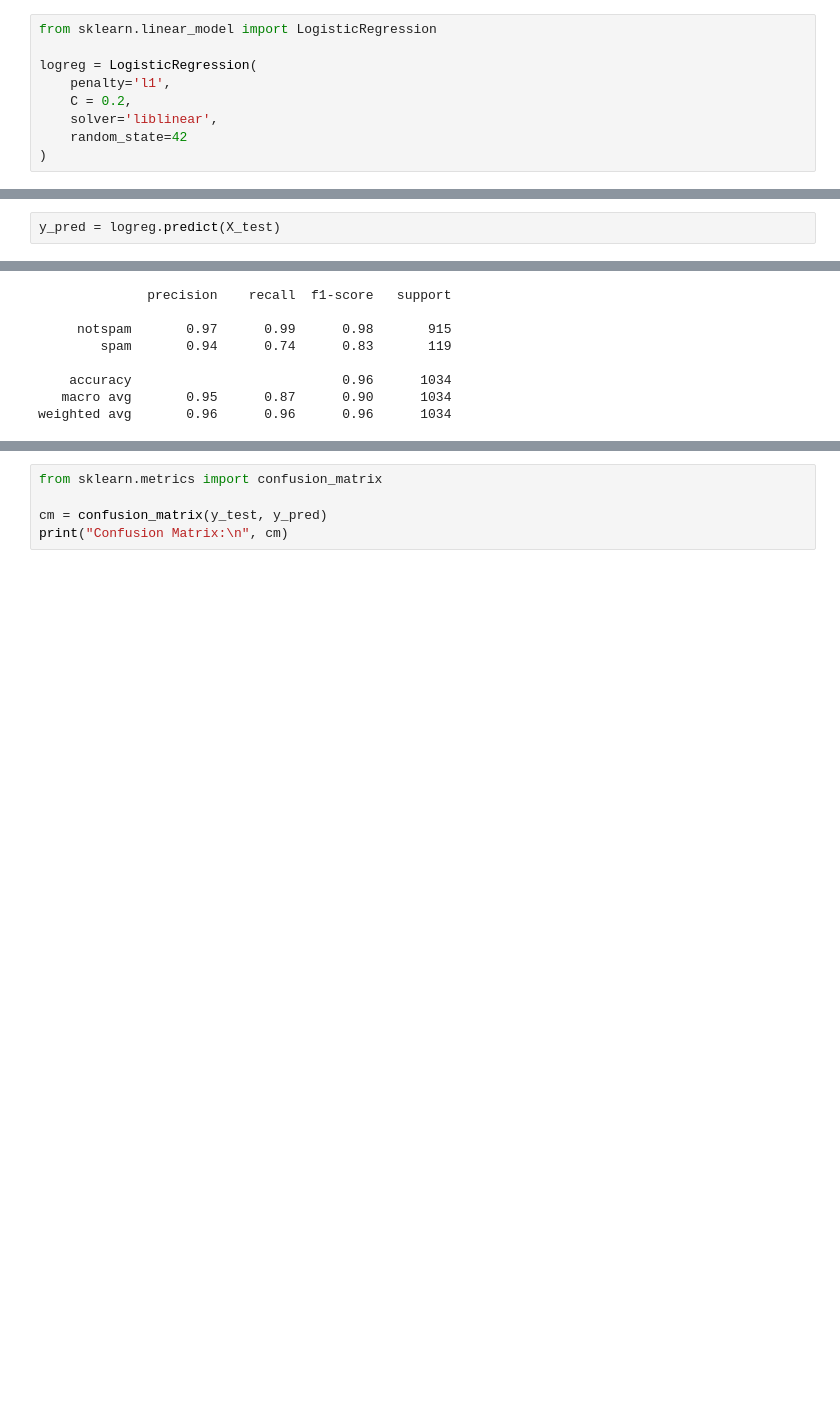
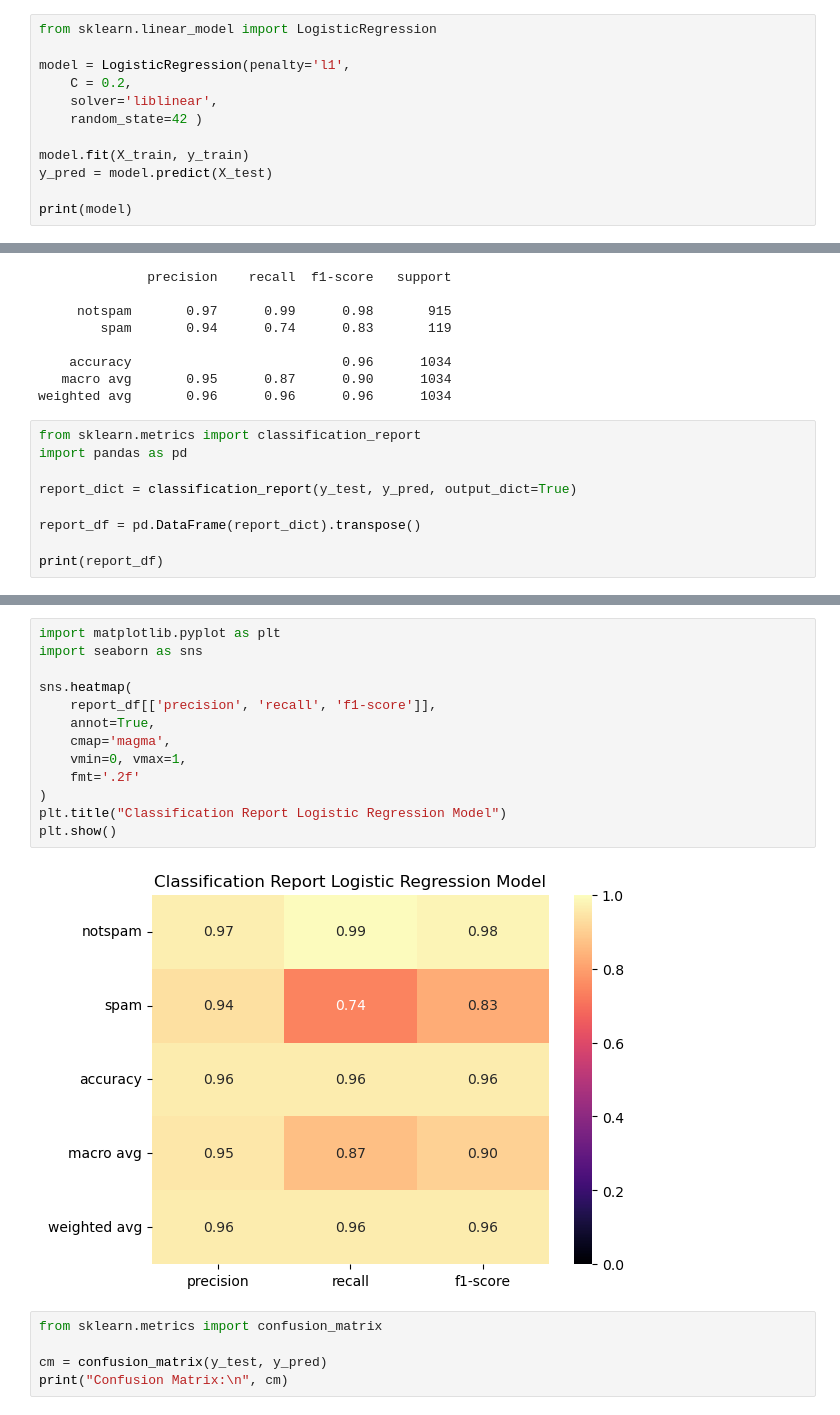
Before and after one commit to ahadaso042/Spam-Email-Detection, a Jupyter notebook: ITM 751 Project.ipynb, the cells around one changed output, grey strips where cells are left out. Saved outputs shown, nothing was run; the diff lists cells and outputs as text; blank space fills up the shorter version.

```diff
--- a/ITM 751 Project.ipynb
+++ b/ITM 751 Project.ipynb
@@ -194,9 +229,12 @@ X_train, X_test, y_train, y_test = train_test_split(
 # %%
 from sklearn.linear_model import LogisticRegression
 
-logreg = LogisticRegression(
-    penalty='l1',
+model = LogisticRegression(penalty='l1',
     C = 0.2,
     solver='liblinear',
-    random_state=42
-)
+    random_state=42 )
+
+model.fit(X_train, y_train)
+y_pred = model.predict(X_test)
+
+print(model)
@@ -207,2 +242,0 @@ LogisticRegression(C=0.2, penalty='l1', random_state=42, solver='liblinear')
-# %%
-y_pred = logreg.predict(X_test)
@@ -226,3 +264,12 @@ print(classification_report(y_test, y_pred))
     accuracy                           0.96      1034
    macro avg       0.95      0.87      0.90      1034
 weighted avg       0.96      0.96      0.96      1034
+# %%
+from sklearn.metrics import classification_report
+import pandas as pd
+
+report_dict = classification_report(y_test, y_pred, output_dict=True)
+
+report_df = pd.DataFrame(report_dict).transpose()
+
+print(report_df)
@@ -229,3 +283,18 @@ weighted avg       0.96      0.96      0.96      1034
+# %%
+import matplotlib.pyplot as plt
+import seaborn as sns
+
+sns.heatmap(
+    report_df[['precision', 'recall', 'f1-score']],
+    annot=True,
+    cmap='magma',
+    vmin=0, vmax=1,
+    fmt='.2f'
+)
+plt.title("Classification Report Logistic Regression Model")
+plt.show()
+# %% [output]
+[figure, added]
 # %%
 from sklearn.metrics import confusion_matrix
 
```
Also changed, not shown: parts of 23 cells of this notebook.
